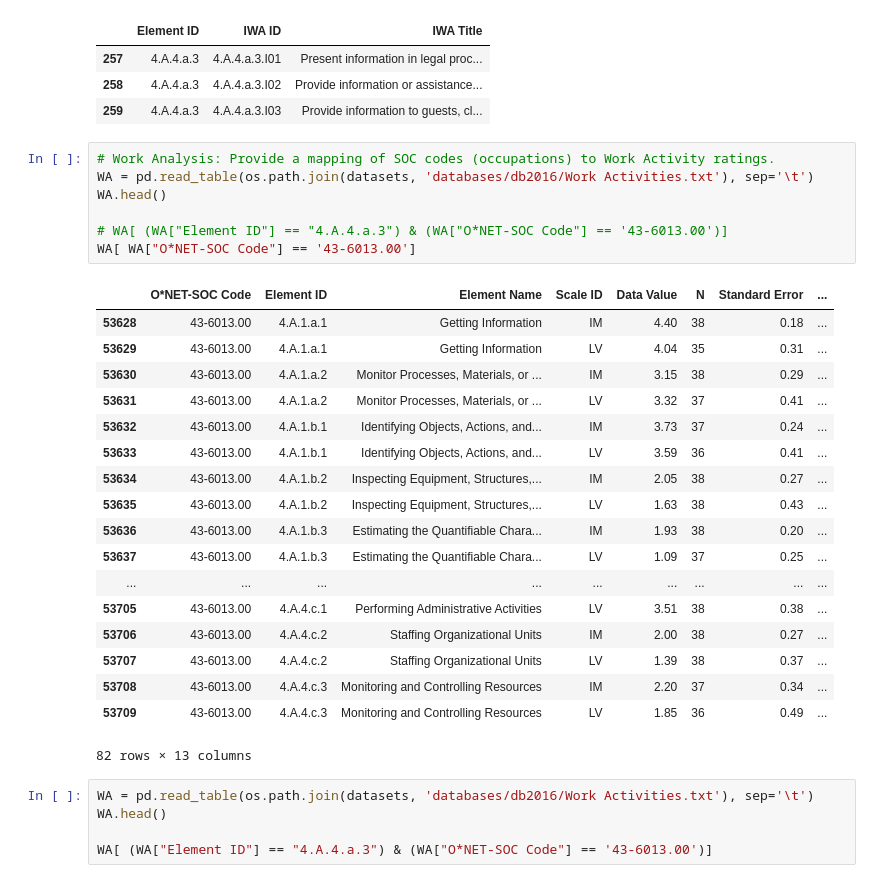
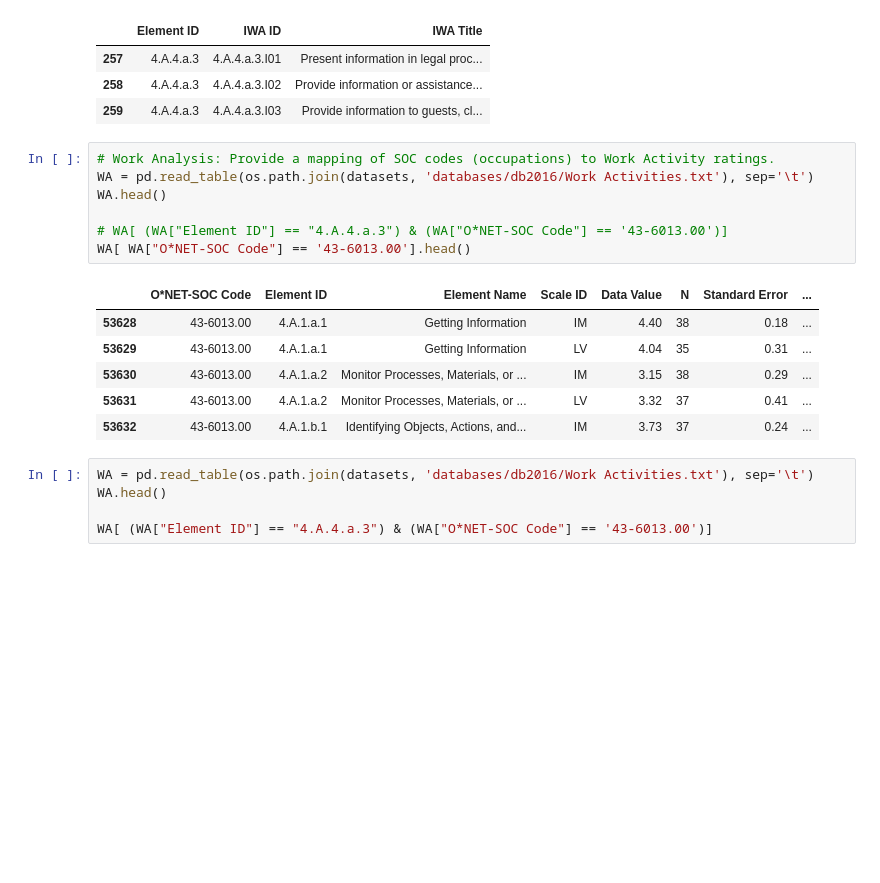
Before and after one commit to PDuckworth/FutureOf, a Jupyter notebook: FutureOfHealthcare/variable_investigation.ipynb, the cells around one changed output. Saved outputs shown, nothing was run; the diff lists cells and outputs as text; blank space fills up the shorter version.

```diff
--- a/FutureOfHealthcare/variable_investigation.ipynb
+++ b/FutureOfHealthcare/variable_investigation.ipynb
@@ -177,29 +177,17 @@ IWA[ IWA["Element ID"] == "4.A.4.a.3"]
 # %%
 # Work Analysis: Provide a mapping of SOC codes (occupations) to Work Activity ratings.
 WA = pd.read_table(os.path.join(datasets, 'databases/db2016/Work Activities.txt'), sep='\t')
 WA.head()
 
 # WA[ (WA["Element ID"] == "4.A.4.a.3") & (WA["O*NET-SOC Code"] == '43-6013.00')]
-WA[ WA["O*NET-SOC Code"] == '43-6013.00']
+WA[ WA["O*NET-SOC Code"] == '43-6013.00'].head()
 # %% [output]
 |  | O*NET-SOC Code | Element ID | Element Name | Scale ID | Data Value | N | Standard Error | ... |
 | 53628 | 43-6013.00 | 4.A.1.a.1 | Getting Information | IM | 4.40 | 38 | 0.18 | ... |
 | 53629 | 43-6013.00 | 4.A.1.a.1 | Getting Information | LV | 4.04 | 35 | 0.31 | ... |
 | 53630 | 43-6013.00 | 4.A.1.a.2 | Monitor Processes, Materials, or ... | IM | 3.15 | 38 | 0.29 | ... |
 | 53631 | 43-6013.00 | 4.A.1.a.2 | Monitor Processes, Materials, or ... | LV | 3.32 | 37 | 0.41 | ... |
 | 53632 | 43-6013.00 | 4.A.1.b.1 | Identifying Objects, Actions, and... | IM | 3.73 | 37 | 0.24 | ... |
-| 53633 | 43-6013.00 | 4.A.1.b.1 | Identifying Objects, Actions, and... | LV | 3.59 | 36 | 0.41 | ... |
-| 53634 | 43-6013.00 | 4.A.1.b.2 | Inspecting Equipment, Structures,... | IM | 2.05 | 38 | 0.27 | ... |
-| 53635 | 43-6013.00 | 4.A.1.b.2 | Inspecting Equipment, Structures,... | LV | 1.63 | 38 | 0.43 | ... |
-| 53636 | 43-6013.00 | 4.A.1.b.3 | Estimating the Quantifiable Chara... | IM | 1.93 | 38 | 0.20 | ... |
-| 53637 | 43-6013.00 | 4.A.1.b.3 | Estimating the Quantifiable Chara... | LV | 1.09 | 37 | 0.25 | ... |
-| ... | ... | ... | ... | ... | ... | ... | ... | ... |
-| 53705 | 43-6013.00 | 4.A.4.c.1 | Performing Administrative Activities | LV | 3.51 | 38 | 0.38 | ... |
-| 53706 | 43-6013.00 | 4.A.4.c.2 | Staffing Organizational Units | IM | 2.00 | 38 | 0.27 | ... |
-| 53707 | 43-6013.00 | 4.A.4.c.2 | Staffing Organizational Units | LV | 1.39 | 38 | 0.37 | ... |
-| 53708 | 43-6013.00 | 4.A.4.c.3 | Monitoring and Controlling Resources | IM | 2.20 | 37 | 0.34 | ... |
-| 53709 | 43-6013.00 | 4.A.4.c.3 | Monitoring and Controlling Resources | LV | 1.85 | 36 | 0.49 | ... |
-82 rows × 13 columns
 # %%
 WA = pd.read_table(os.path.join(datasets, 'databases/db2016/Work Activities.txt'), sep='\t')
 WA.head()
```
Also changed, not shown: parts of 4 cells of this notebook.
